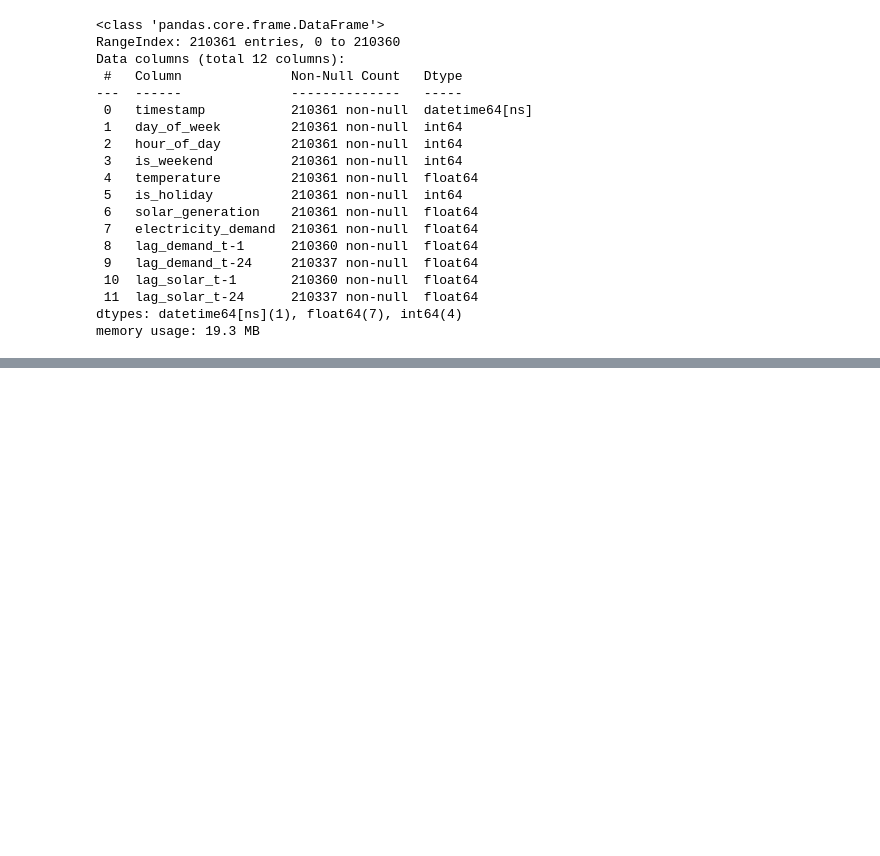
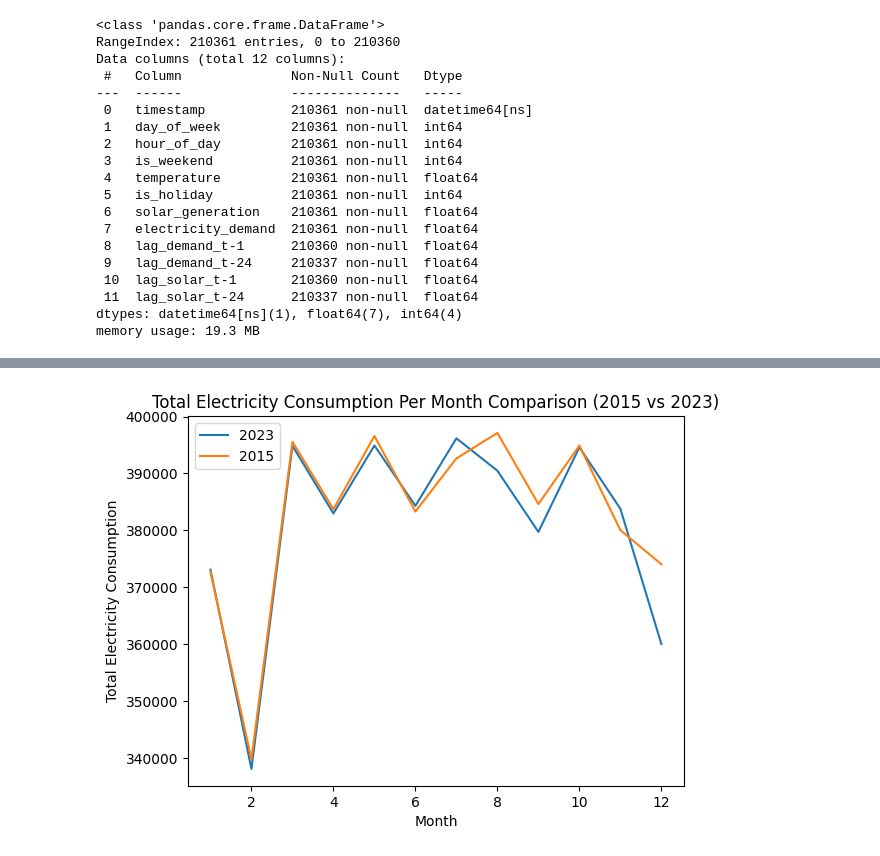
Before and after one commit to halsangihs/miniProject, a Jupyter notebook: main.ipynb, the cells around one changed output, grey strips where cells are left out. Saved outputs shown, nothing was run; the diff lists cells and outputs as text; code cells hidden in the pictures; blank space fills up the shorter version.

```diff
--- a/main.ipynb
+++ b/main.ipynb
@@ -155,0 +187,12 @@ data.head()
+# %%
+total_per_month_consumption_2023 = df[df['timestamp'].dt.year == 2023].groupby((df['timestamp'].dt.month))['electricity_demand'].sum()
+total_per_month_consumption_2015 = df[df['timestamp'].dt.year == 2015].groupby((df['timestamp'].dt.month))['electricity_demand'].sum()
+plt.plot(total_per_month_consumption_2023)
+plt.plot(total_per_month_consumption_2015)
+plt.title('Total Electricity Consumption Per Month Comparison (2015 vs 2023)')
+plt.xlabel('Month')
+plt.ylabel('Total Electricity Consumption')
+plt.legend(['2023', '2015'])
+plt.show()
+# %% [output]
+[figure, added]
```
Also changed, not shown: parts of 4 cells of this notebook.
